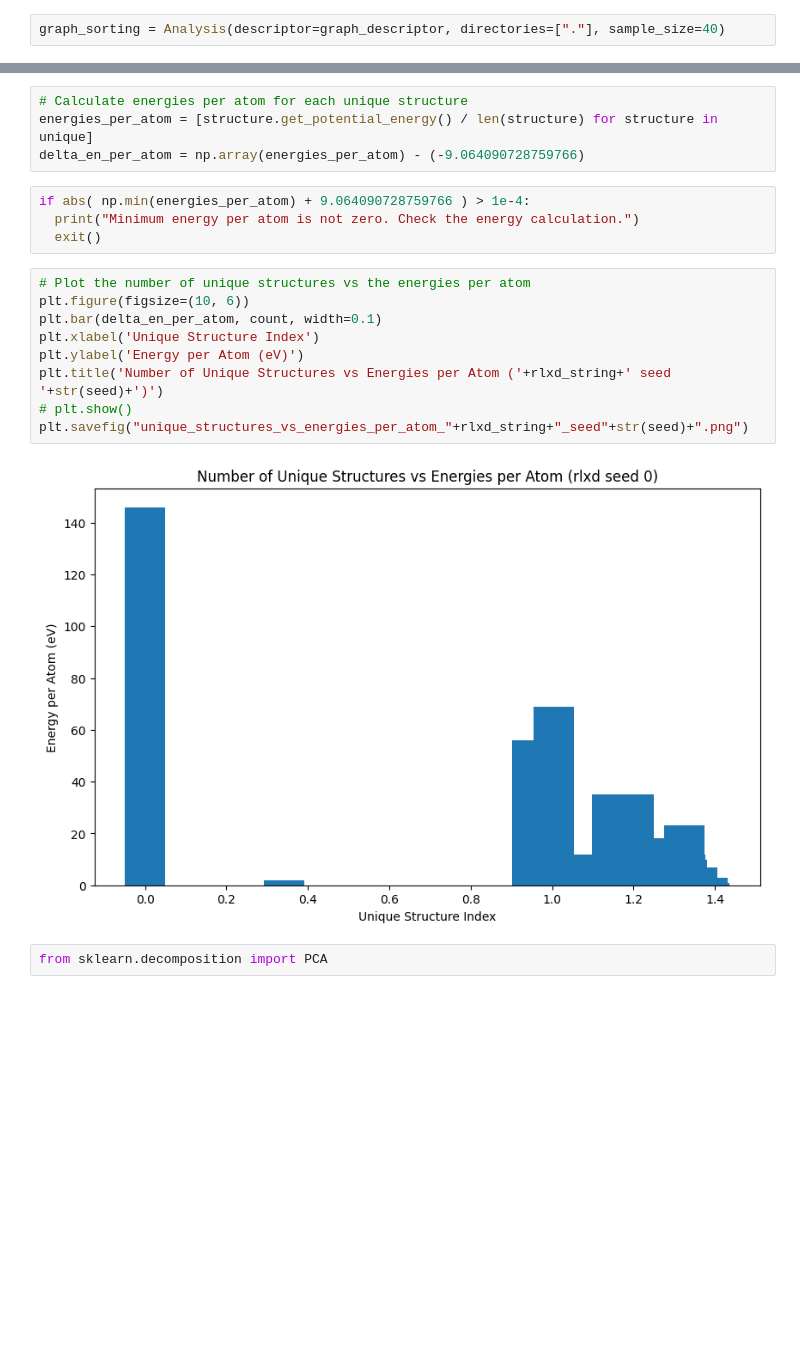
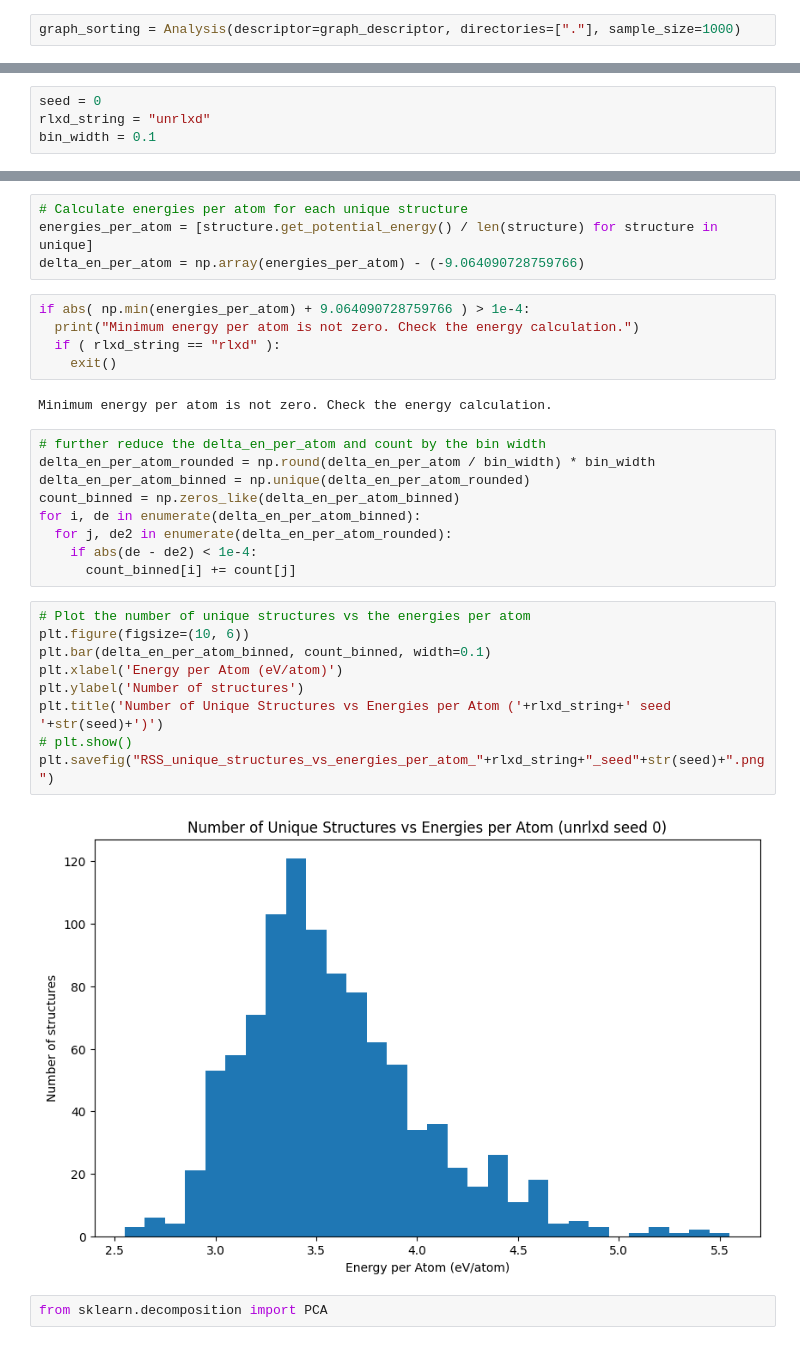
Before and after one commit to ExeQuantCode/RAFFLE, a Jupyter notebook: example/python_pkg/C_learn/DRSS/sort_structures.ipynb, the cells around one changed output, grey strips where cells are left out. Saved outputs shown, nothing was run; the diff lists cells and outputs as text; blank space fills up the shorter version.

Commit message:
Improve analysis scripts

```diff
--- a/example/python_pkg/C_learn/DRSS/sort_structures.ipynb
+++ b/example/python_pkg/C_learn/DRSS/sort_structures.ipynb
@@ -66,4 +68,4 @@ calc = CHGNetCalculator()
 CHGNet v0.3.0 initialized with 412,525 parameters
 CHGNet will run on cuda
 # %%
-graph_sorting = Analysis(descriptor=graph_descriptor, directories=["."], sample_size=40)
+graph_sorting = Analysis(descriptor=graph_descriptor, directories=["."], sample_size=1000)
@@ -73,3 +72,7 @@ rlxd_string = "rlxd"
+# %%
+seed = 0
+rlxd_string = "unrlxd"
+bin_width = 0.1
 # %%
 # # structures = read("DMACE/D3-5/all.traj", index=":")
 # structures = read("all.traj", index=":")
@@ -86,18 +93,30 @@ delta_en_per_atom = np.array(energies_per_atom) - (-9.064090728759766)
 # %%
 if abs( np.min(energies_per_atom) + 9.064090728759766 ) > 1e-4:
   print("Minimum energy per atom is not zero. Check the energy calculation.")
-  exit()
+  if ( rlxd_string == "rlxd" ):
+    exit()
+# %% [output]
+Minimum energy per atom is not zero. Check the energy calculation.
+# %%
+# further reduce the delta_en_per_atom and count by the bin width
+delta_en_per_atom_rounded = np.round(delta_en_per_atom / bin_width) * bin_width
+delta_en_per_atom_binned = np.unique(delta_en_per_atom_rounded)
+count_binned = np.zeros_like(delta_en_per_atom_binned)
+for i, de in enumerate(delta_en_per_atom_binned):
+  for j, de2 in enumerate(delta_en_per_atom_rounded):
+    if abs(de - de2) < 1e-4:
+      count_binned[i] += count[j]
 # %%
 # Plot the number of unique structures vs the energies per atom
 plt.figure(figsize=(10, 6))
-plt.bar(delta_en_per_atom, count, width=0.1)
-plt.xlabel('Unique Structure Index')
-plt.ylabel('Energy per Atom (eV)')
+plt.bar(delta_en_per_atom_binned, count_binned, width=0.1)
+plt.xlabel('Energy per Atom (eV/atom)')
+plt.ylabel('Number of structures')
 plt.title('Number of Unique Structures vs Energies per Atom ('+rlxd_string+' seed '+str(seed)+')')
 # plt.show()
-plt.savefig("unique_structures_vs_energies_per_atom_"+rlxd_string+"_seed"+str(seed)+".png")
+plt.savefig("RSS_unique_structures_vs_energies_per_atom_"+rlxd_string+"_seed"+str(seed)+".png")
 # %% [output]
-[figure, old version]
+[figure, new version]
 # %%
 from sklearn.decomposition import PCA
 # %%
```
Also changed, not shown: parts of 4 cells of this notebook, 4 other files.
